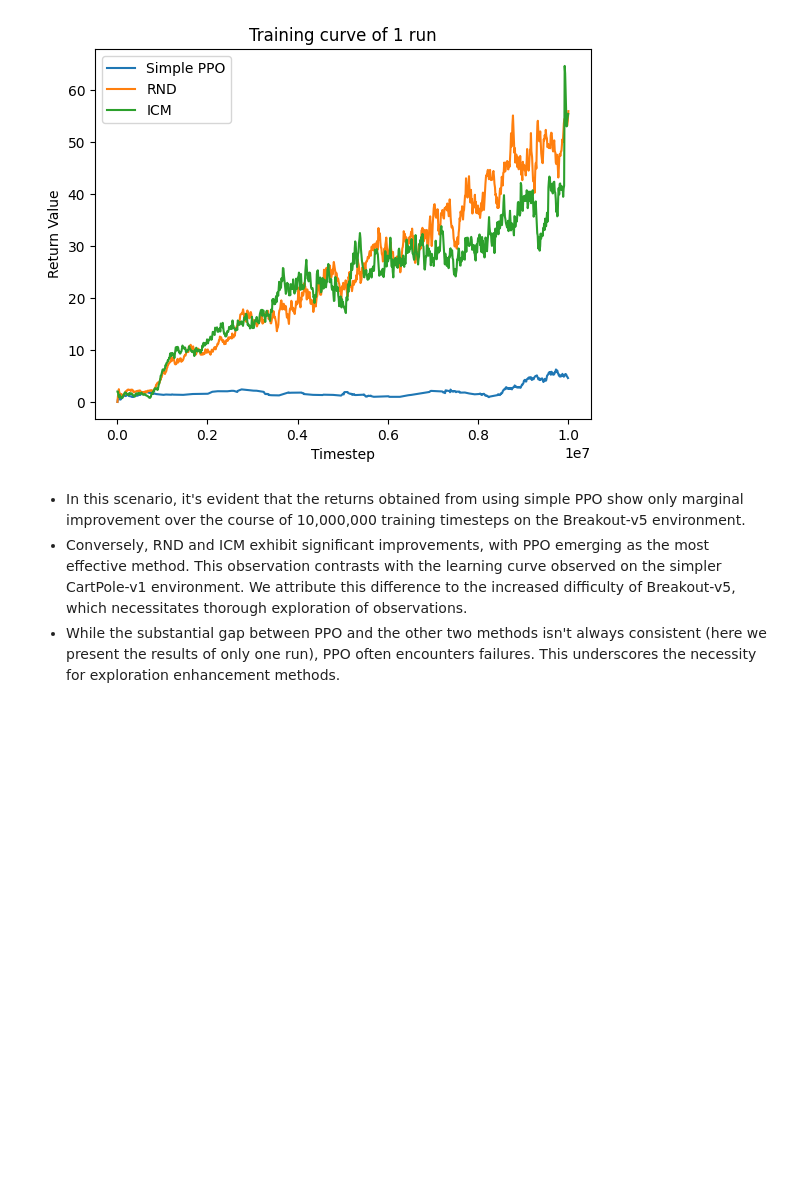
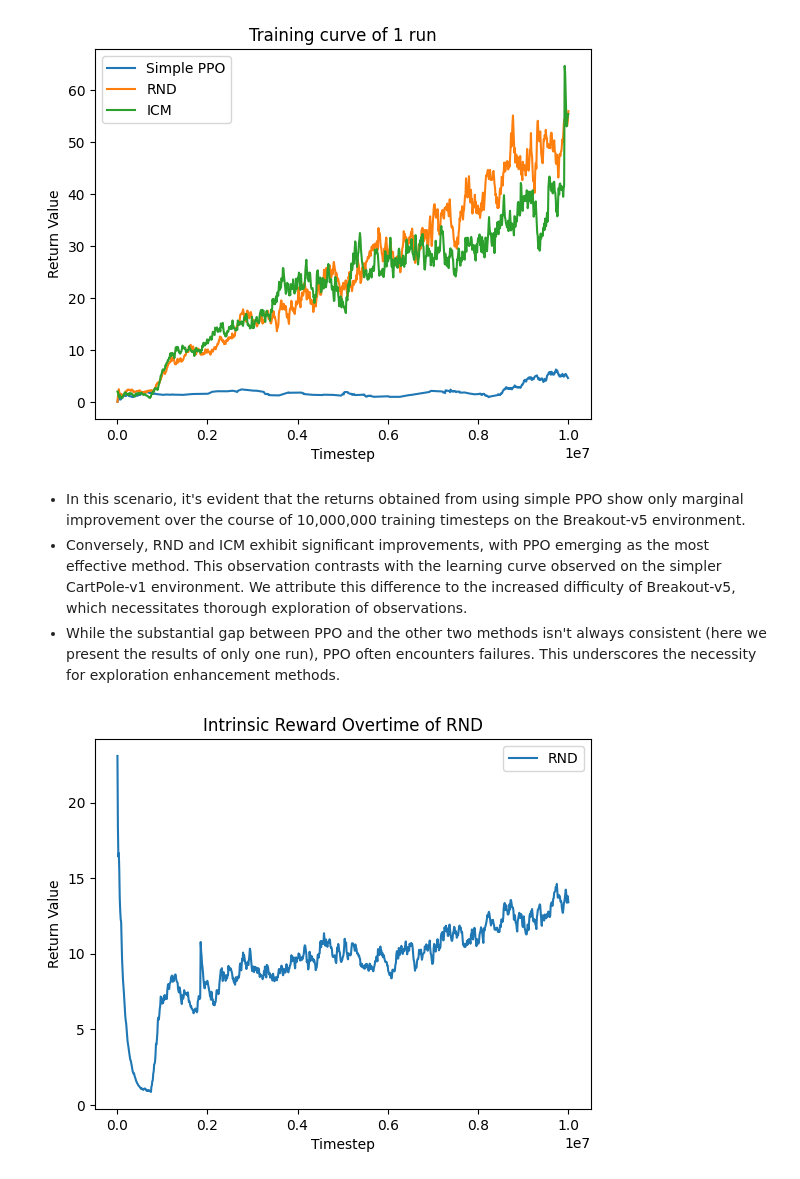
Before and after one commit to rl-memory-exploration-tutorial/rl-memory-exploration-tutorial.github.io, a Jupyter notebook: resources/code/partB/Memory_for_Suprised-driven_Exploration_Atari.ipynb, the cells around one changed output. Saved outputs shown, nothing was run; the diff lists cells and outputs as text; code cells hidden in the pictures; blank space fills up the shorter version.

Commit message:
add plot of intrinsic reward overtime

```diff
--- a/resources/code/partB/Memory_for_Suprised-driven_Exploration_Atari.ipynb
+++ b/resources/code/partB/Memory_for_Suprised-driven_Exploration_Atari.ipynb
@@ -1249,3 +1249,13 @@ plt.show()
 - In this scenario, it's evident that the returns obtained from using simple PPO show only marginal improvement over the course of 10,000,000 training timesteps on the Breakout-v5 environment.
 - Conversely, RND and ICM exhibit significant improvements, with PPO emerging as the most effective method. This observation contrasts with the learning curve observed on the simpler CartPole-v1 environment. We attribute this difference to the increased difficulty of Breakout-v5, which necessitates thorough exploration of observations.
 - While the substantial gap between PPO and the other two methods isn't always consistent (here we present the results of only one run), PPO often encounters failures. This underscores the necessity for exploration enhancement methods.
+# %%
+# Plot the data
+plt.plot(df_rnd["global_step"], df_rnd["intrinsic_reward"].ewm(alpha=1-0.9).mean(), label='RND')
+plt.xlabel('Timestep')
+plt.ylabel('Return Value')
+plt.title('Intrinsic Reward Overtime of RND')
+plt.legend()
+plt.show()
+# %% [output]
+[figure, added]
```
Also changed, not shown: parts of 1 cell of this notebook.
